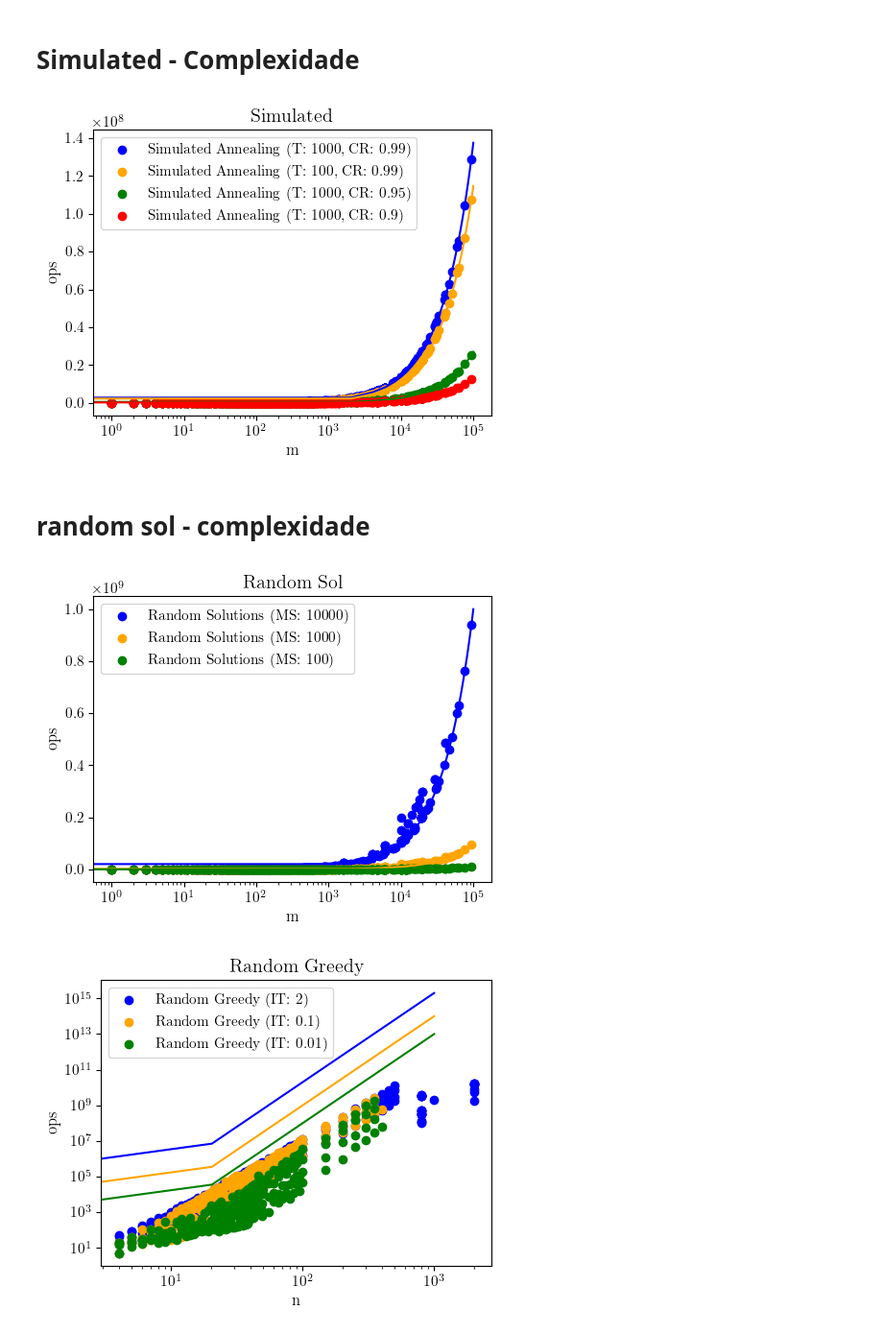
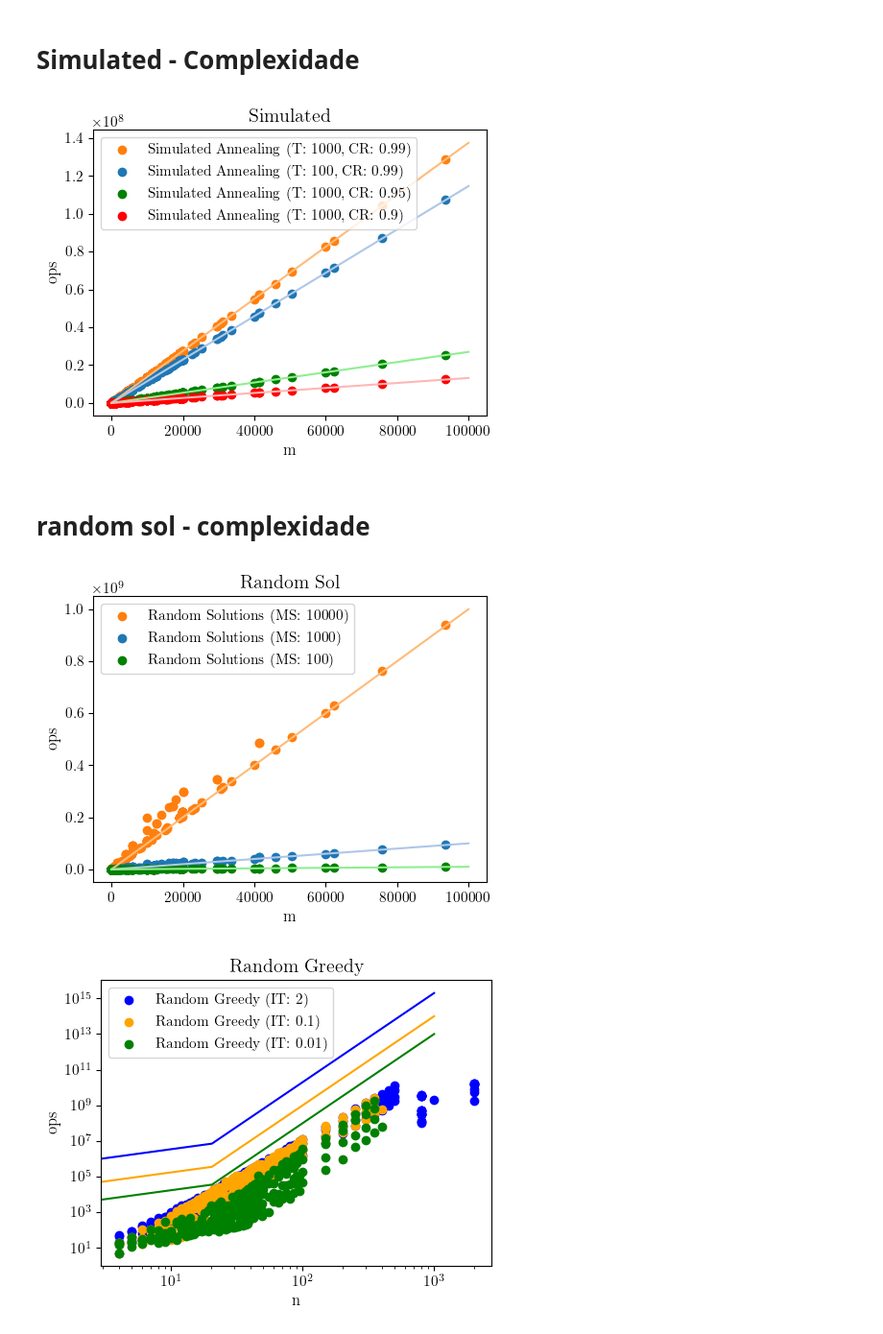
Before and after one commit to Hugoverissimo21/max-weighted-cut-02, a Jupyter notebook: benchmarks (03plots).ipynb, the cells around one changed output. Shown at 96% size. Drawn from its saved outputs; the diff is of its cells as text; code cells hidden in the pictures.

```diff
--- a/benchmarks (03plots).ipynb
+++ b/benchmarks (03plots).ipynb
@@ -21,43 +21,45 @@ results = pd.read_excel("results.xlsx", header=[0,1], index_col=0)
 # %%
 alg = "Simulated "
 metrics = "#ops"
 size = "m"
-colors = ["blue", "orange", "green", "red"]
+colors_scatter = ["#ff7f0e", "#1f77b4", "green", "red"]
+colors_plot = ["#ffbb78", "#aec7e8", "lightgreen", "#FFB6B6"]
 
 a = -1
 for h1, h2 in results.columns:
     if h2 == "#ops" and alg in h1:
         a += 1
         T = int(h1.replace(",", "").split()[3])
         CR = float(h1.replace(")", "").split()[5])
 
         x = results[("Graph", size)]
         y = results[(h1, h2)]
         sorted_points = sorted(zip(x, y))  # Create tuples and sort by x
         x_sorted, y_sorted = zip(*sorted_points)  # Unzip into two sorted lists
-        plt.scatter(x, y, label=f"{h1}", color = colors[a])
+        plt.scatter(x, y, label=f"{h1}", color = colors_scatter[a])
 
         x = np.linspace(0, 10**5)
         K = np.ceil(np.log(10**-3 / T) / np.log(CR))
         y = x * K
-        plt.plot(x, y, color = colors[a])
+        plt.plot(x, y, color = colors_plot[a])
 plt.title(f"{alg}")
 plt.xlabel(f"{size}")
 plt.ylabel(f"{metrics}"[1:])
 plt.legend()
-plt.xscale("log")
+#plt.xscale("log")
 plt.tight_layout()
 plt.savefig(f"assets/ops_{alg}.png", transparent=True)
 plt.show()
 # %% [output]
-[figure, old version]
+[figure, new version]
 # %% [markdown]
 # random sol - complexidade
 # %%
 alg = "Random Sol"
 metrics = "#ops"
 size = "m"
-colors = ["blue", "orange", "green", "red"]
+colors_scatter = ["#ff7f0e", "#1f77b4", "green", "red"]
+colors_plot = ["#ffbb78", "#aec7e8", "lightgreen", "#FFB6B6"]
 
 a = -1
 for h1, h2 in results.columns:
@@ -69,21 +71,22 @@ for h1, h2 in results.columns:
         y = results[(h1, h2)]
         sorted_points = sorted(zip(x, y))  # Create tuples and sort by x
         x_sorted, y_sorted = zip(*sorted_points)  # Unzip into two sorted lists
-        plt.scatter(x, y, label=f"{h1}", color = colors[a])
+        plt.scatter(x, y, label=f"{h1}", color = colors_scatter[a])
 
         x = np.linspace(0, 10**5)
         y = MS * x
-        plt.plot(x, y, color = colors[a])
+        plt.plot(x, y, color = colors_plot[a])
 plt.title(f"{alg}")
 plt.xlabel(f"{size}")
 plt.ylabel(f"{metrics}"[1:])
 plt.legend()
-plt.xscale("log")
+#plt.xscale("log")
+#plt.yscale("log")
 plt.tight_layout()
 plt.savefig(f"assets/ops_{alg}.png", transparent=True)
 plt.show()
 # %% [output]
-[figure, old version]
+[figure, new version]
 # %%
 alg = "Random Greedy"
 metrics = "#ops"
```
Also changed, not shown: 14 other files.
